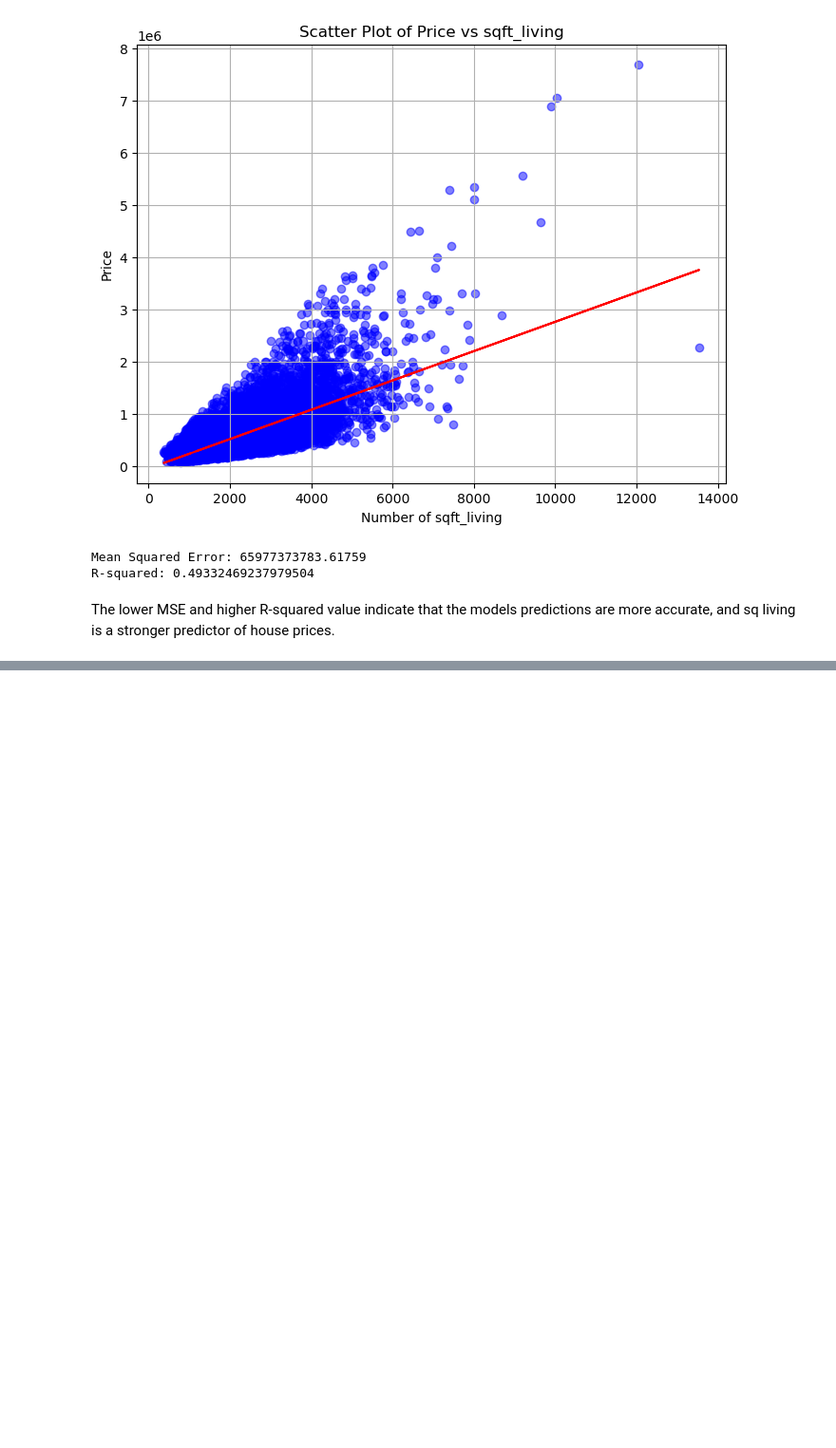
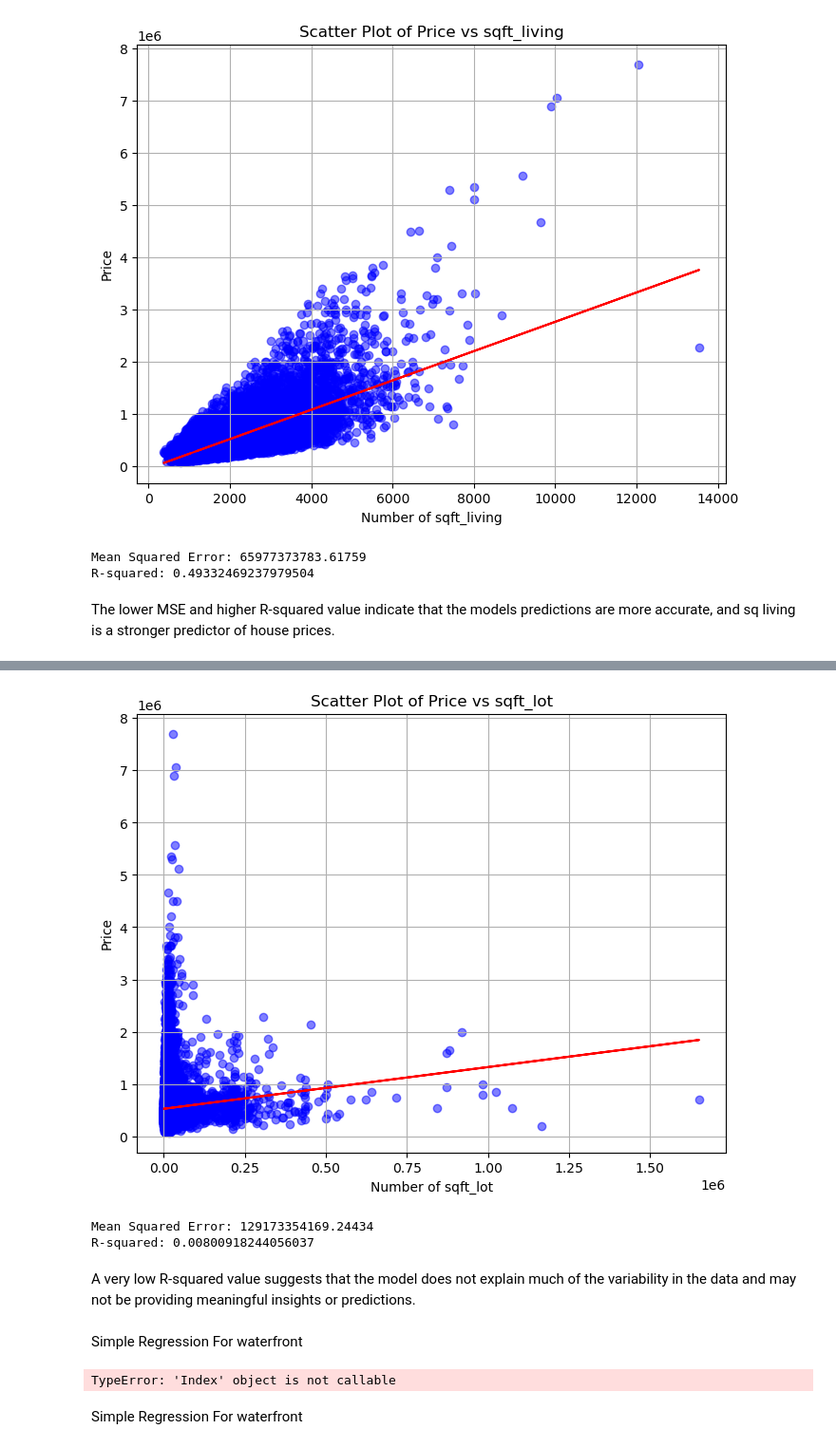
Before and after one commit to ggeorgekkariuki/Kings-Country-Housing-Project, a Jupyter notebook: student.ipynb, the cells around one changed output, grey strips where cells are left out. Shown at 95% size. Saved outputs shown, nothing was run; the diff lists cells and outputs as text; code cells hidden in the pictures; blank space fills up the shorter version.

```diff
--- a/student.ipynb
+++ b/student.ipynb
@@ -793,3 +780,56 @@ print("R-squared:", r2)
+# %%
+def visualize_and_evaluate_regression(x, y):
+    # Scatter plot
+    plt.figure(figsize=(8, 6))
+    plt.scatter(x, y, color='blue', alpha=0.5)
+    plt.title('Scatter Plot of Price vs sqft_lot')
+    plt.xlabel('Number of sqft_lot')
+    plt.ylabel('Price')
+    plt.grid(True)
+
+    # Fit linear regression
+    lr_model = LinearRegression()
+    lr_model.fit(x, y)
+    y_pred = lr_model.predict(x)
+
+    # Plot regression line
+    plt.plot(x, y_pred, color='red')
+    plt.show()
+
+    # Split data into train and test sets
+    x_train, x_test, y_train, y_test = train_test_split(x, y, test_size=0.2, random_state=42)
+
+    # Fit model on training data
+    model = LinearRegression()
+    model.fit(x_train, y_train)
+
+    # Predict on test data
+    y_pred = model.predict(x_test)
+
+    # Evaluate model
+    mse = mean_squared_error(y_test, y_pred)
+    r2 = r2_score(y_test, y_pred)
+
+    # Print evaluation metrics
+    print("Mean Squared Error:", mse)
+    print("R-squared:", r2)
+
+# Usage example:
+x = kc_data_df[['sqft_lot']]  # Independent variable
+y = kc_data_df['price']       # Dependent variable
+visualize_and_evaluate_regression(x, y)
+# %% [output]
+[figure, added]
+Mean Squared Error: 129173354169.24434
+R-squared: 0.00800918244056037
+# %% [markdown]
+A very low R-squared value suggests that the model does not explain much of the variability
+in the data and may not be providing meaningful insights or predictions.
+# %% [markdown]
+Simple Regression For waterfront
 # %%
-waterfront=kc_data_df[["price","waterfront"]]
-waterfront
+# waterfront=kc_data_df[["price","waterfront"]]
+# waterfront
+# #
+# %% [output]
+TypeError: 'Index' object is not callable
@@ -834,0 +836,2 @@ plt.show()
+# %% [markdown]
+Simple Regression For waterfront
```
Also changed, not shown: parts of 23 cells of this notebook.
